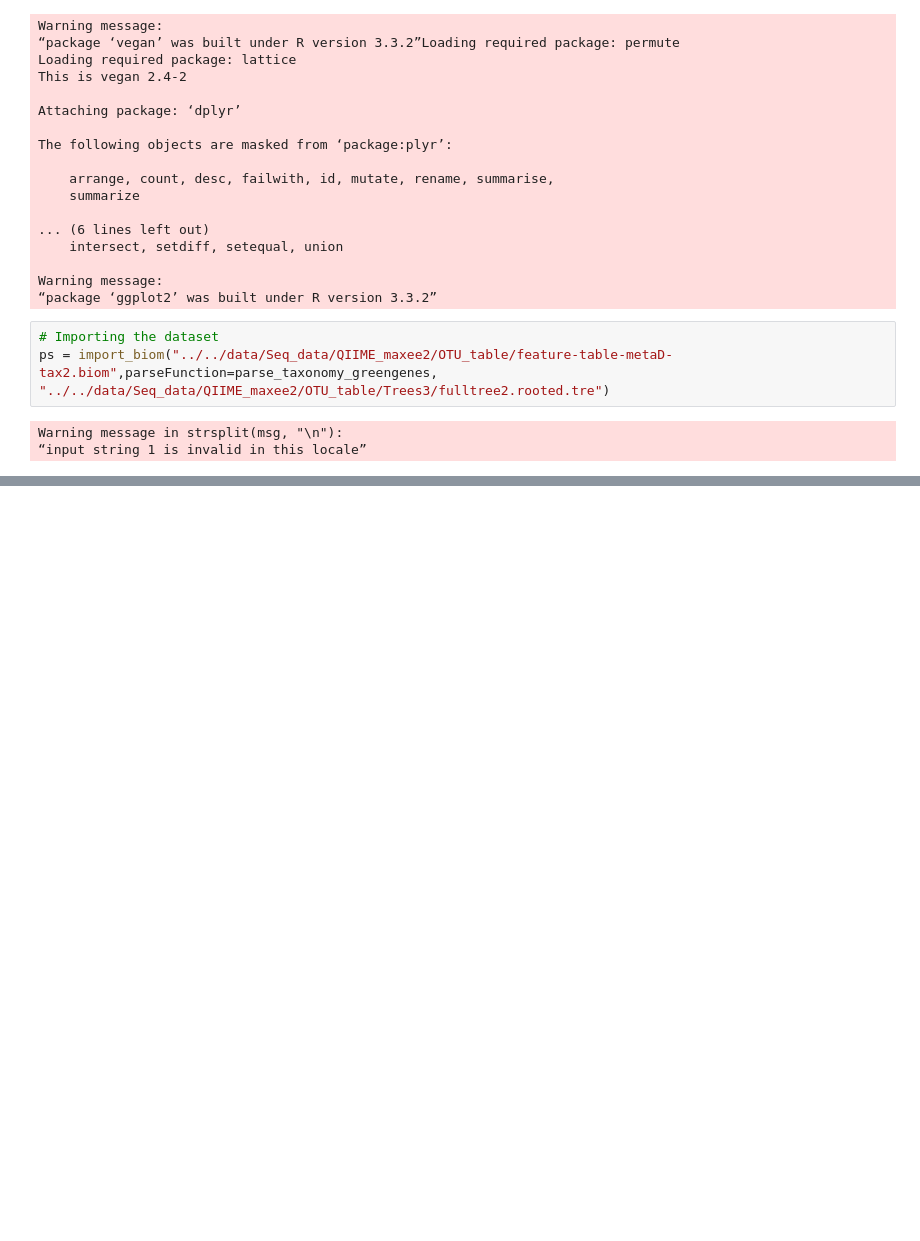
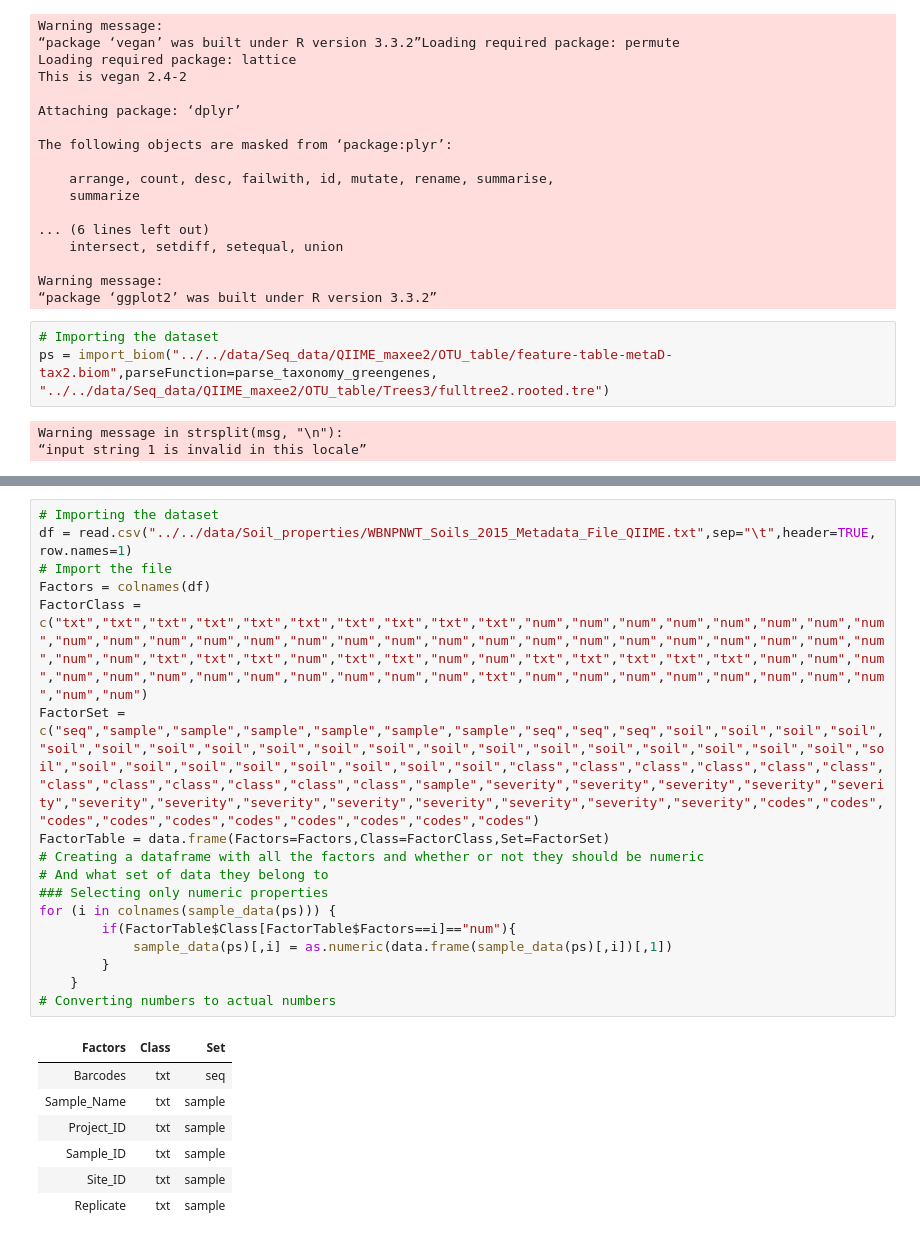
Before and after one commit to TheaWhitman/WoodBuffalo2015, a Jupyter notebook: Notebooks/Testing_for_Sig_Diffs.ipynb, the cells around one changed output, grey strips where cells are left out. Cells and saved outputs as stored; diff of their text form; blank space fills up the shorter version.

```diff
--- a/Notebooks/Testing_for_Sig_Diffs.ipynb
+++ b/Notebooks/Testing_for_Sig_Diffs.ipynb
@@ -68,0 +33,25 @@ Warning message in eval(expr, envir, enclos):
+# %%
+# Importing the dataset
+df = read.csv("../../data/Soil_properties/WBNPNWT_Soils_2015_Metadata_File_QIIME.txt",sep="\t",header=TRUE, row.names=1)
+# Import the file
+Factors = colnames(df)
+FactorClass = c("txt","txt","txt","txt","txt","txt","txt","txt","txt","txt","num","num","num","num","num","num","num","num","num","num","num","num","num","num","num","num","num","num","num","num","num","num","num","num","num","num","num","num","txt","txt","txt","num","txt","txt","num","num","txt","txt","txt","txt","txt","num","num","num","num","num","num","num","num","num","num","num","num","txt","num","num","num","num","num","num","num","num","num","num")
+FactorSet = c("seq","sample","sample","sample","sample","sample","sample","seq","seq","seq","soil","soil","soil","soil","soil","soil","soil","soil","soil","soil","soil","soil","soil","soil","soil","soil","soil","soil","soil","soil","soil","soil","soil","soil","soil","soil","soil","soil","class","class","class","class","class","class","class","class","class","class","class","class","sample","severity","severity","severity","severity","severity","severity","severity","severity","severity","severity","severity","severity","severity","codes","codes","codes","codes","codes","codes","codes","codes","codes","codes")
+FactorTable = data.frame(Factors=Factors,Class=FactorClass,Set=FactorSet)
+# Creating a dataframe with all the factors and whether or not they should be numeric
+# And what set of data they belong to
+### Selecting only numeric properties
+for (i in colnames(sample_data(ps))) {
+        if(FactorTable$Class[FactorTable$Factors==i]=="num"){
+            sample_data(ps)[,i] = as.numeric(data.frame(sample_data(ps)[,i])[,1])
+        }
+    }
+# Converting numbers to actual numbers
+# %% [output]
+| Factors | Class | Set |
+| Barcodes | txt | seq |
+| Sample_Name | txt | sample |
+| Project_ID | txt | sample |
+| Sample_ID | txt | sample |
+| Site_ID | txt | sample |
+| Replicate | txt | sample |
```
Also changed, not shown: parts of 13 cells of this notebook, 4 other files.
